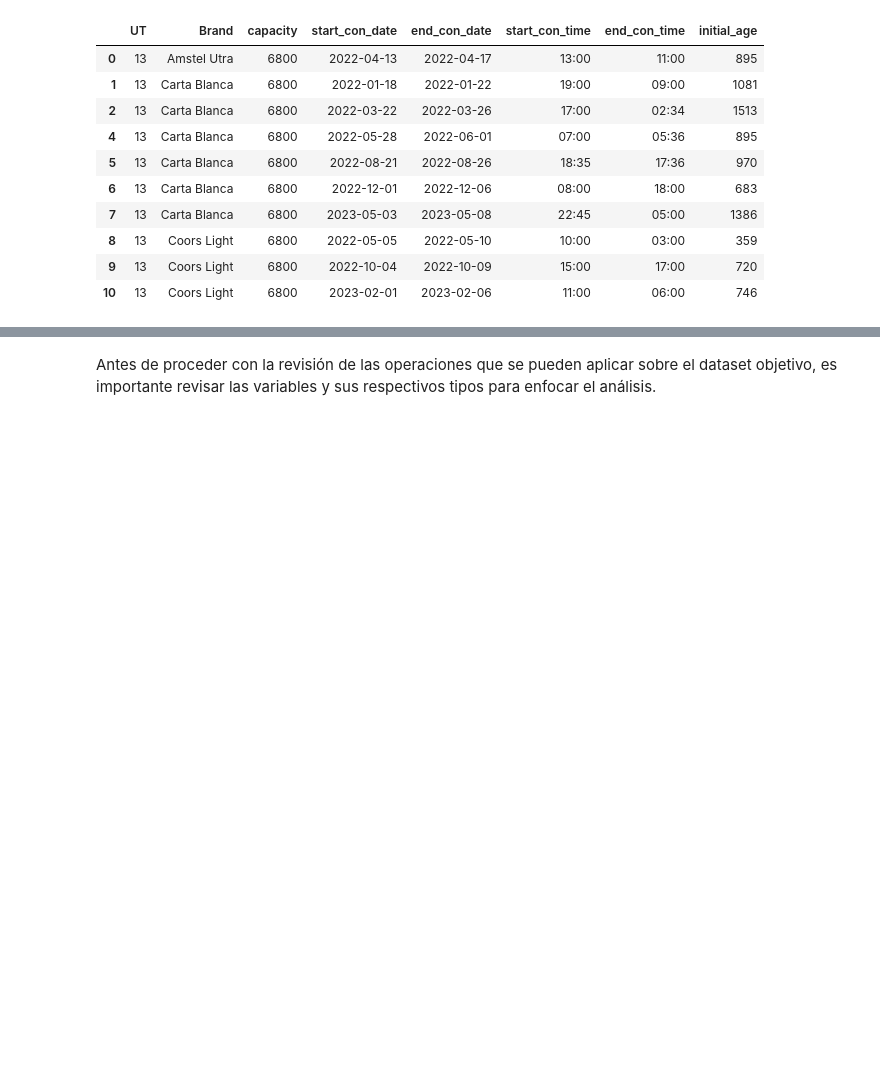
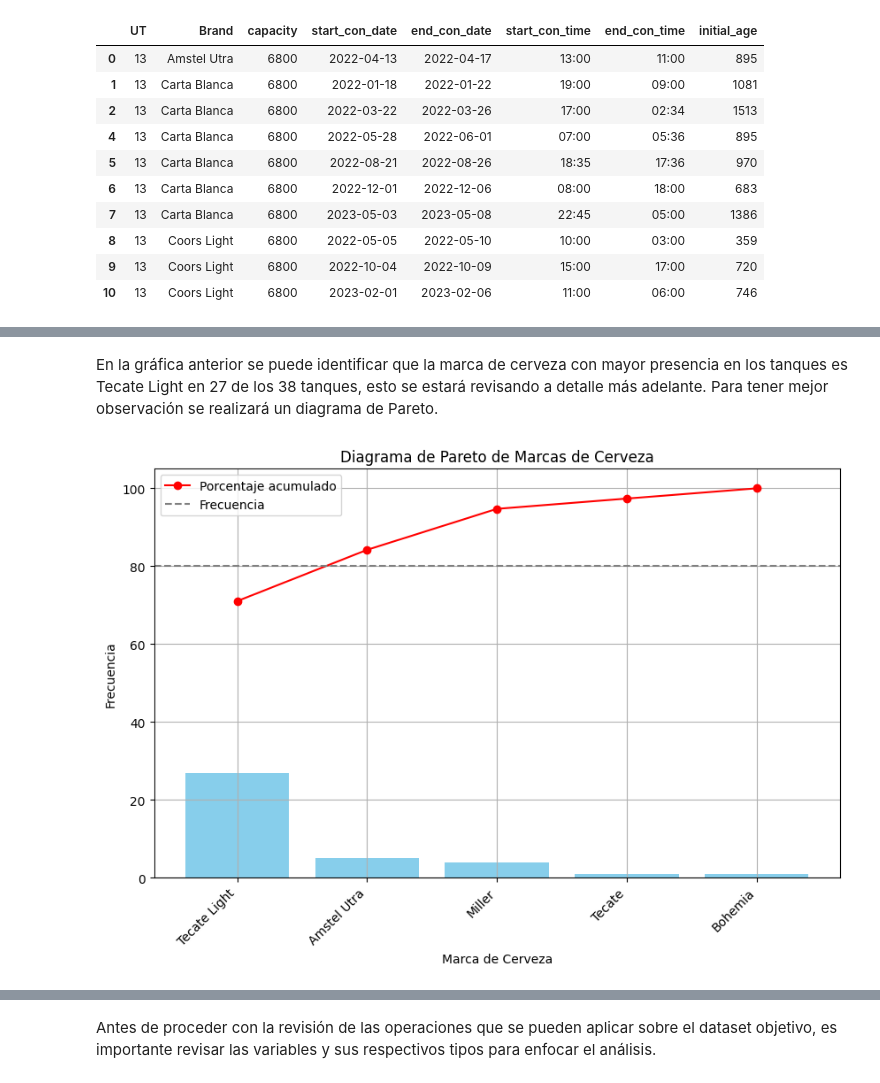
Before and after one commit to A01793469/CO2MassBalance_Equipo6, a Jupyter notebook: Avance3_Equipo6.ipynb, the cells around one changed output, grey strips where cells are left out. Saved outputs shown, nothing was run; the diff lists cells and outputs as text; code cells hidden in the pictures; blank space fills up the shorter version.

```diff
--- a/Avance3_Equipo6.ipynb
+++ b/Avance3_Equipo6.ipynb
@@ -523,0 +590,30 @@ temp_registers_df.head(10)
+# %% [markdown]
+En la gráfica anterior se puede identificar que la marca de cerveza con mayor presencia en los tanques es Tecate Light en 27 de los 38 tanques, esto se estará revisando a detalle más adelante. Para tener mejor observación se realizará un diagrama de Pareto.
+# %%
+# Contar la frecuencia de cada marca
+brand_counts = most_frequent_brand_df['Most Frequent Brand'].value_counts()
+
+# Calcular el porcentaje acumulado
+cumulative_percentage = (brand_counts.cumsum() / brand_counts.sum()) * 100
+
+# Crear un DataFrame con la información necesaria para el diagrama de Pareto
+pareto_df = pd.DataFrame({'Brand': brand_counts.index, 'Frequency': brand_counts.values, 'Cumulative Percentage': cumulative_percentage})
+
+# Crear la gráfica de Pareto
+plt.figure(figsize=(10, 6))
+ax1 = plt.bar(pareto_df['Brand'], pareto_df['Frequency'], color='skyblue')
+ax2 = plt.plot(pareto_df['Brand'], pareto_df['Cumulative Percentage'], color='red', marker='o')
+plt.xlabel('Marca de Cerveza')
+plt.ylabel('Frecuencia')
+plt.title('Diagrama de Pareto de Marcas de Cerveza')
+plt.xticks(rotation=45, ha='right')
+
+# Agregar una línea de referencia del 80%
+plt.axhline(y=80, color='gray', linestyle='--')
+
+# Mostrar la gráfica
+plt.legend(['Porcentaje acumulado', 'Frecuencia'])
+plt.grid(True)
+plt.show()
+# %% [output]
+[figure, added]
```
Also changed, not shown: parts of 64 cells of this notebook.
